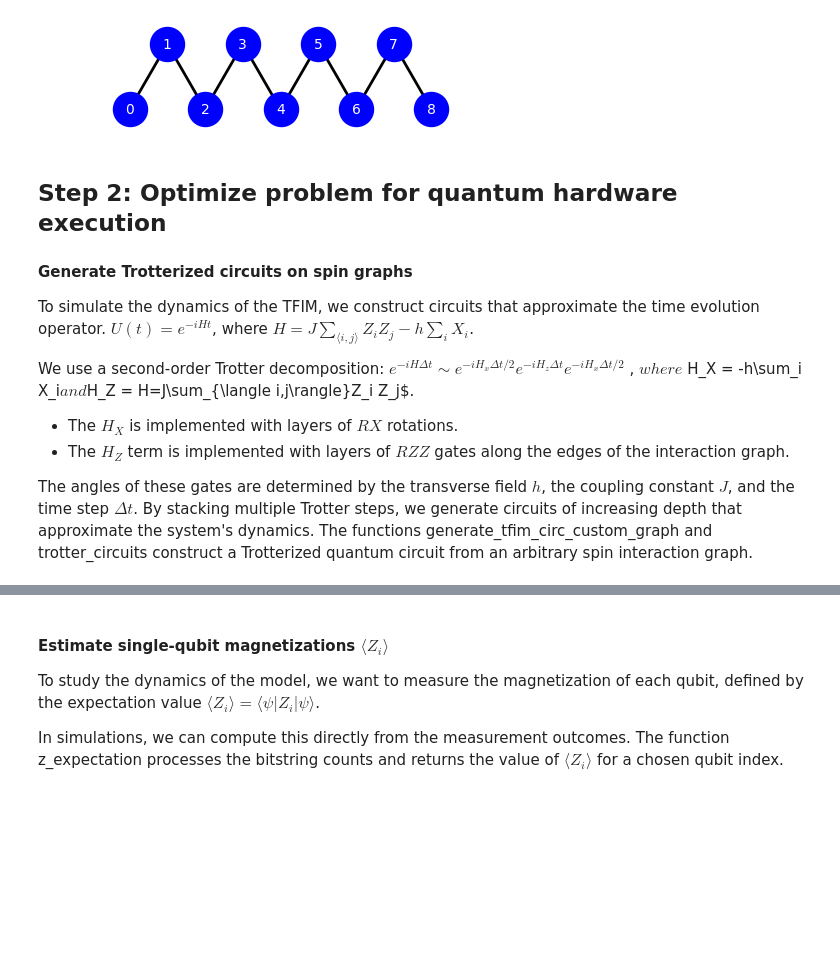
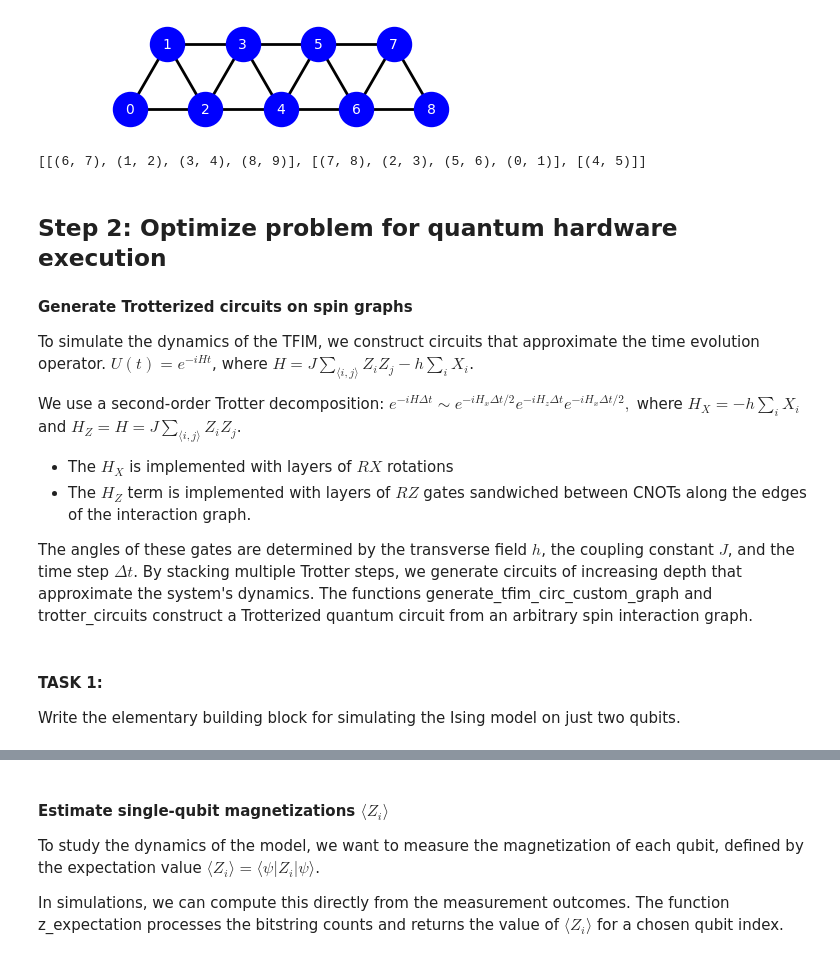
Before and after one commit to mwauters92/TIQIT_tutorial, a Jupyter notebook: Tutorial 03.ipynb, the cells around one changed output, grey strips where cells are left out. Drawn from its saved outputs; the diff is of its cells as text; code cells hidden in the pictures; blank space fills up the shorter version.

```diff
--- a/Tutorial 03.ipynb
+++ b/Tutorial 03.ipynb
@@ -140,10 +129,11 @@ def plot_nn_chain(n, side=1.0):
 # %%
 n_triangles = 4
 n_qubits = 2 * n_triangles + 1
-plot_nn_chain(n_triangles, side=1.0)
+plot_triangle_chain(n_triangles, side=1.0)
+#plot_nn_chain(n_triangles, side=1.0)
 plt.show()
 # %% [output]
-[figure, old version]
+[figure, new version]
 # %%
 def edge_coloring(graph):
     """
@@ -162,10 +152,13 @@ def edge_coloring(graph):
     return list(color_groups.values())
 # %%
 A = connected_triangles_adj_matrix(n_triangles)
-A = nn_adj_matrix(n_triangles)
+A = nn_adj_matrix(10)
 G = nx.from_numpy_array(A)
 
 ec = edge_coloring(G)
+print(ec)
+# %% [output]
+[[(6, 7), (1, 2), (3, 4), (8, 9)], [(7, 8), (2, 3), (5, 6), (0, 1)], [(4, 5)]]
 # %% [markdown]
 ## Step 2: Optimize problem for quantum hardware execution
 
@@ -176,12 +169,15 @@ $U(t) = e^{-iHt}$, where $H=J\sum_{\langle i,j\rangle}Z_i Z_j - h \sum_i X_i$.
 
 We use a second-order Trotter decomposition:
 $
-e^{-iH\Delta t } \sim e^{-iH_x\Delta t/2} e^{-iH_z\Delta t}e^{-iH_x\Delta t/2}$,
+e^{-iH\Delta t } \sim e^{-iH_x\Delta t/2} e^{-iH_z\Delta t}e^{-iH_x\Delta t/2},
 $
 where $H_X = -h\sum_i X_i$ and $H_Z = H=J\sum_{\langle i,j\rangle}Z_i Z_j$.
 
-- The $H_X$ is implemented with layers of $RX$ rotations.
-- The $H_Z$ term is implemented with layers of $RZZ$ gates along the edges of the interaction graph.
+- The $H_X$ is implemented with layers of $RX$ rotations
+- The $H_Z$ term is implemented with layers of $RZ$ gates sandwiched between CNOTs along the edges of the interaction graph.
 
 
 The angles of these gates are determined by the transverse field $h$, the coupling constant $J$,  and the time step $\Delta t$. By stacking multiple Trotter steps, we generate circuits of increasing depth that approximate the system's dynamics. The functions generate_tfim_circ_custom_graph and trotter_circuits construct a Trotterized quantum circuit from an arbitrary spin interaction graph.
+# %% [markdown]
+#### TASK 1:
+Write the elementary building block for simulating the Ising model on just two qubits.
```
Also changed, not shown: parts of 8 cells of this notebook.
